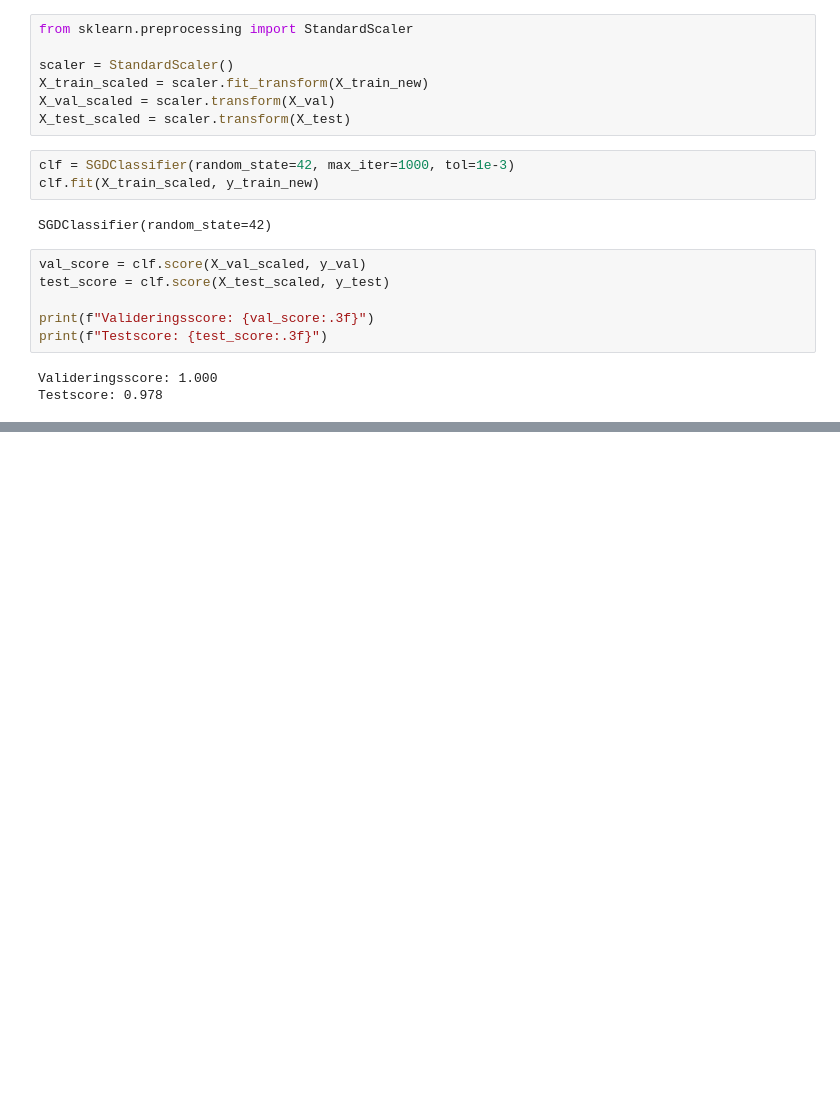
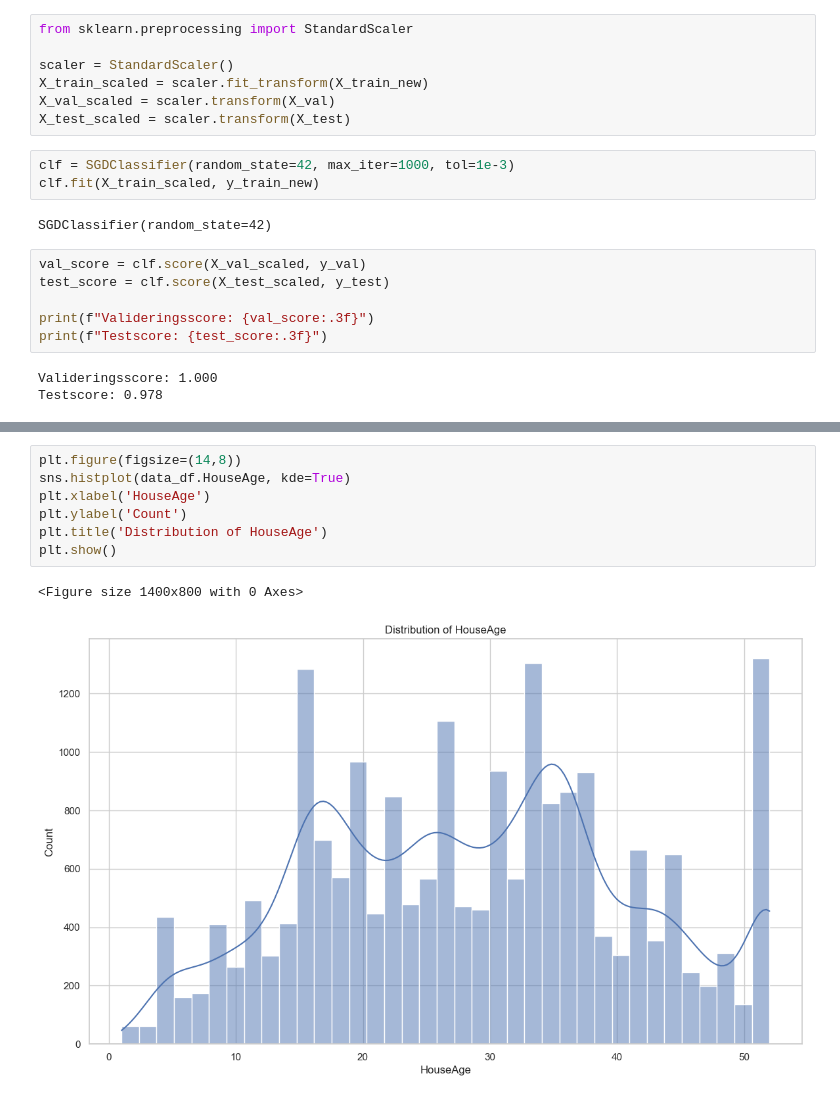
Before and after one commit to chritof/Maskinl-re-notebook, a Jupyter notebook: modul1/Gjennomgang.ipynb, the cells around one changed output, grey strips where cells are left out. Cells and saved outputs as stored; diff of their text form; blank space fills up the shorter version.

```diff
--- a/modul1/Gjennomgang.ipynb
+++ b/modul1/Gjennomgang.ipynb
@@ -516,0 +690,10 @@ Testscore: 0.978
+# %%
+plt.figure(figsize=(14,8))
+sns.histplot(data_df.HouseAge, kde=True)
+plt.xlabel('HouseAge')
+plt.ylabel('Count')
+plt.title('Distribution of HouseAge')
+plt.show()
+# %% [output]
+<Figure size 1400x800 with 0 Axes>
+[figure, added]
```
Also changed, not shown: parts of 39 cells of this notebook.
